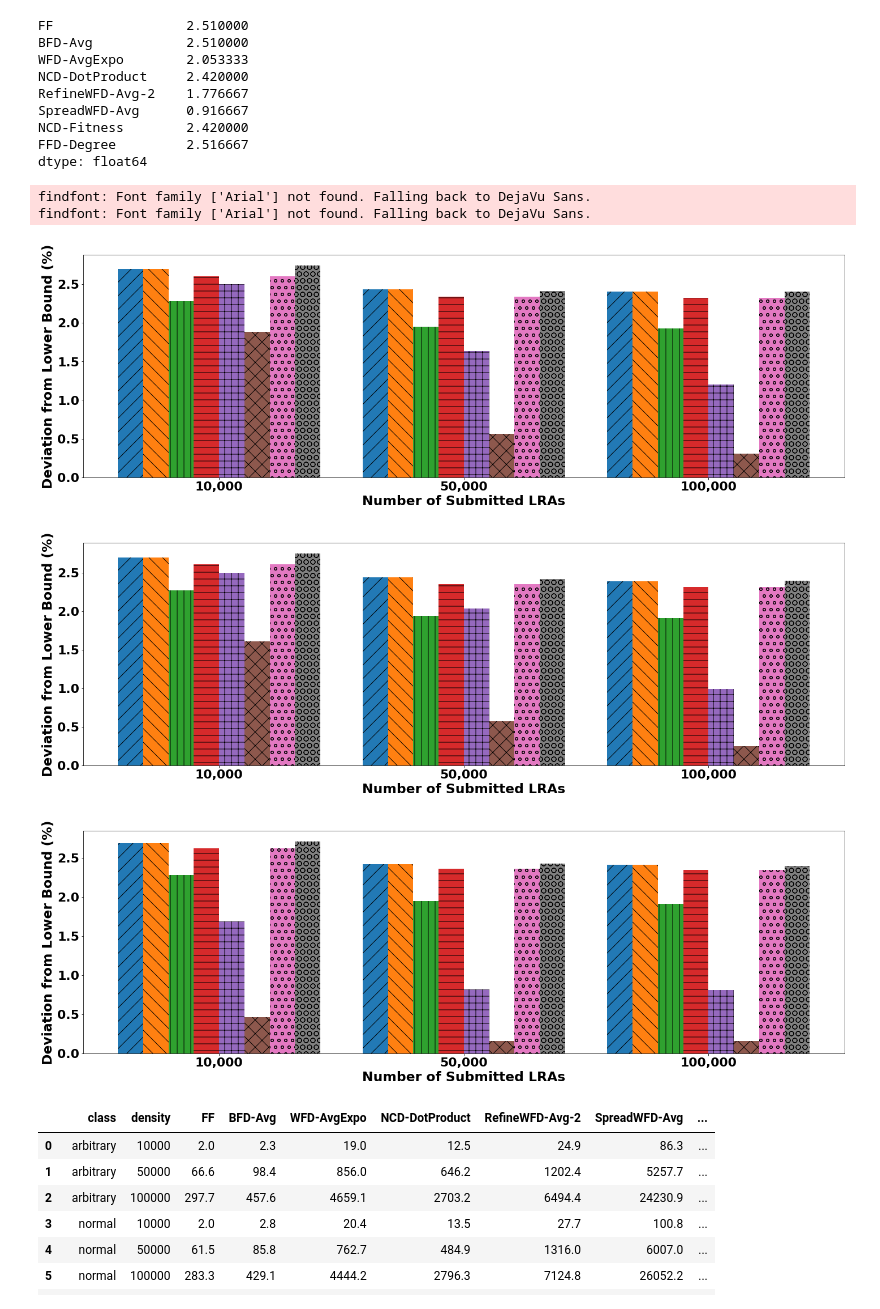
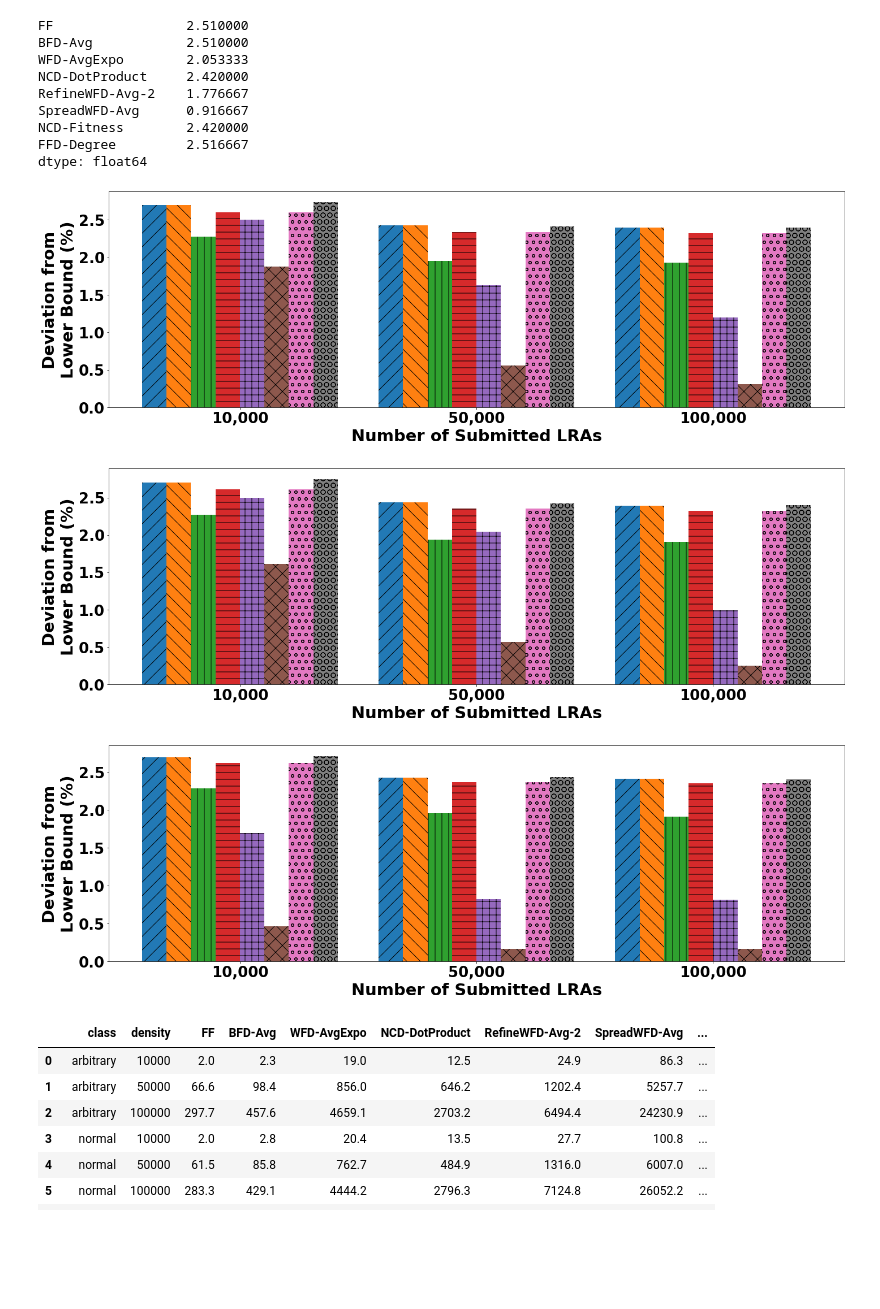
Before and after one commit to DSSGroup-Leeds/LRA-binpacking-expe, a Jupyter notebook: data/analysis_scripts/exp_result_analysis-pagefit.ipynb, the cells around one changed output. Cells and saved outputs as stored; diff of their text form; code cells hidden in the pictures; blank space fills up the shorter version.

Commit message:
Update notebook + plots

```diff
--- a/data/analysis_scripts/exp_result_analysis-pagefit.ipynb
+++ b/data/analysis_scripts/exp_result_analysis-pagefit.ipynb
@@ -125,12 +125,12 @@ def plot_barchart(original_df, class_name, cols, xlabel, ylabel, legend_args={'w
         curr = curr - 1
         plt.bar(x*width_class - width*curr, alg_res[i], width, hatch = hatches[i], alpha=.99)
 
-    plt.xticks(x*width_class, labels, fontsize=FONT_SIZE+1, fontweight='bold')
-    plt.yticks(fontsize=FONT_SIZE+1, fontweight='bold')
+    plt.xticks(x*width_class, labels, fontsize=FONT_SIZE+5, fontweight='bold')
+    plt.yticks(fontsize=FONT_SIZE+5, fontweight='bold')
     # plt.axhline(1.17*max([max(alg_res[i]) for i in range(alg_num)]), linewidth=0)
     #plt.title((class_name.capitalize() + " graphs"), fontsize=FONT_SIZE, fontname=FONT_NAME)
-    plt.xlabel(xlabel, fontname=FONT_NAME, fontsize=FONT_SIZE+2.5, fontweight='bold')
-    plt.ylabel(ylabel, fontname=FONT_NAME, fontsize=FONT_SIZE+2.5, fontweight='bold')
+    plt.xlabel(xlabel, fontname=FONT_NAME, fontsize=FONT_SIZE+8, fontweight='bold')
+    plt.ylabel(ylabel, fontname=FONT_NAME, fontsize=FONT_SIZE+8, fontweight='bold')
     if log_scale:
         plt.yscale('log')
     if legend_args['enabled']:
@@ -250,10 +250,10 @@ NodeCount          12.361111
 dtype: float64
 # %%
 for c in classes:
-# c = "arbitrary"
+#c = "arbitrary"
     #legend_args={'width':14, 'height':6.5,'loc':'center', 'anchor_x':1.15, 'anchor_y':0.4, 'ncol':1, 'fontsize':FONT_SIZE-4, 'enabled':True}
     legend_args={'width':20, 'height':6.5,'loc':'lower left', 'anchor_x':0.01, 'anchor_y':0.01, 'ncol':4, 'fontsize':FONT_SIZE, 'enabled':False}
-    fig = plot_barchart(twodim_eps, c, df_2d_column_names_small, "Affinity Density (%)", 'Deviation from Lower Bound (%)',legend_args)
+    fig = plot_barchart(twodim_eps, c, df_2d_column_names_small, "Affinity Density (%)", 'Deviation from\nLower Bound (%)',legend_args)
     filename = f"{proj_path}/plots/density2D_small2_result_{c}.pdf"
     fig.savefig(filename)
 # %% [output]
@@ -293,7 +293,7 @@ for c in classes:
     #legend_args={'width':14, 'height':6.5,'loc':'center', 'anchor_x':1.15, 'anchor_y':0.4, 'ncol':1, 'fontsize':FONT_SIZE-4, 'enabled':True}
     legend_args={'width':20, 'height':6.5,'loc':'upper left', 'anchor_x':-0.005, 'anchor_y':1.015, 'ncol':2, 'fontsize':FONT_SIZE+1, 'enabled':True}
 #legend_args={'loc':'upper left', 'anchor_x':-0.005, 'anchor_y':1.015, 'ncol':2, 'fontsize':FONT_SIZE-0.5, 'enabled':True}
-    fig = plot_barchart(twodim_time, c, df_2d_column_names_small, "Affinity Density (%)", 'Time Consumption (s) - log-scale', legend_args, True)
+    fig = plot_barchart(twodim_time, c, df_2d_column_names_small, "Affinity Density (%)", 'Time Consumption (s)\nlog-scale', legend_args, True)
     filename = f"{proj_path}/plots/density2D_small2_time_{c}.pdf"
     fig.tight_layout()
     fig.savefig(filename)
@@ -477,18 +478,16 @@ dtype: float64
 # %%
 for c in classes:
     #c = "arbitrary"
     legend_args={'width':20, 'height':6.5, 'loc':'upper right', 'anchor_x':0.95, 'anchor_y':1.0, 'ncol':2, 'fontsize':FONT_SIZE+3, 'enabled':False}
     #legend_args={'loc':'upper right', 'anchor_x':0.95, 'anchor_y':1.0, 'ncol':3, 'fontsize':FONT_SIZE+2, 'enabled':True}
     fig = plot_barchart(twodim_eps_scale, c, df_2d_large_column_names, "Number of Submitted LRAs",
-                        'Deviation from Lower Bound (%)', legend_args)
+                        'Deviation from\nLower Bound (%)', legend_args)
     filename = f"{proj_path}/plots/large2D_result_{c}.pdf"
     fig.savefig(filename)
 # %% [output]
-findfont: Font family ['Arial'] not found. Falling back to DejaVu Sans.
-findfont: Font family ['Arial'] not found. Falling back to DejaVu Sans.
-[figure, old version]
+[figure, new version]
-[figure, old version]
+[figure, new version]
-[figure, old version]
+[figure, new version]
 # %%
 twodim_time_scale
 # %% [output]
```
Also changed, not shown: parts of 9 cells of this notebook, 30 other files.
